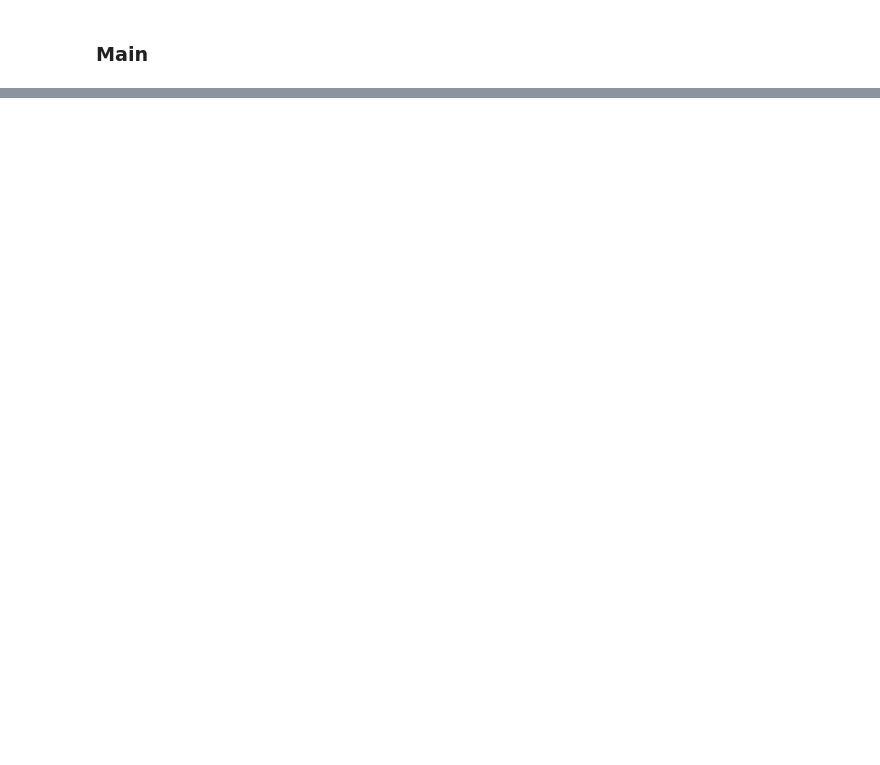
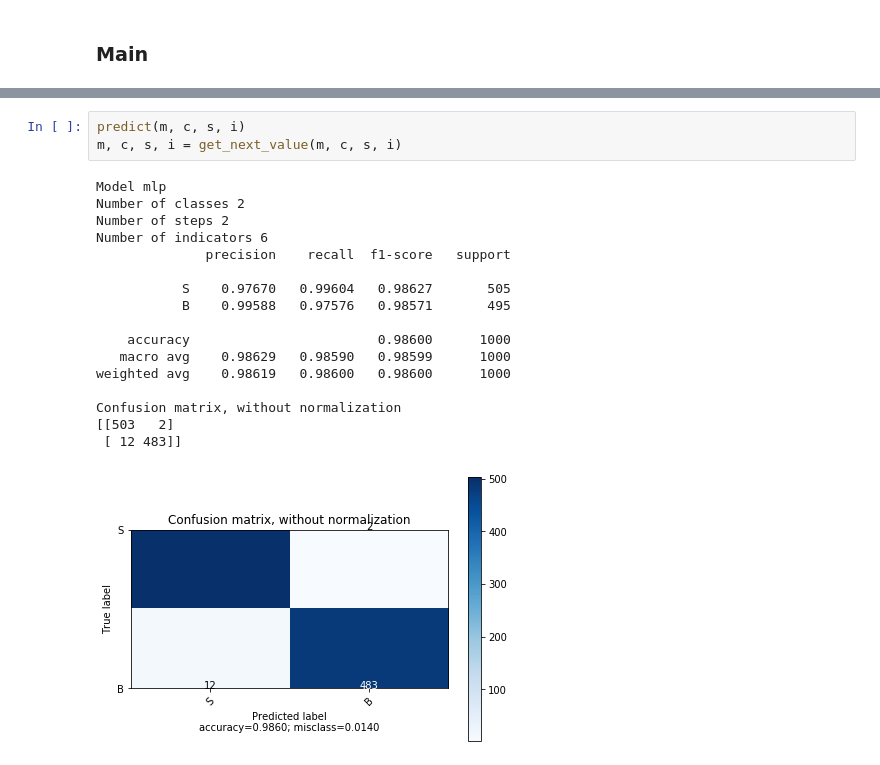
Before and after one commit to rHilkner/mc030, a Jupyter notebook: pfg.ipynb, the cells around one changed output, grey strips where cells are left out. Cells and saved outputs as stored; diff of their text form; blank space fills up the shorter version.

```diff
--- a/pfg.ipynb
+++ b/pfg.ipynb
@@ -907,0 +932,21 @@ conf = plot_confusion_matrix(y_test["lstm"][8].argmax(axis=1), np.rint(preds["ls
+# %%
+predict(m, c, s, i)
+m, c, s, i = get_next_value(m, c, s, i)
+# %% [output]
+Model mlp
+Number of classes 2
+Number of steps 2
+Number of indicators 6
+              precision    recall  f1-score   support
+
+           S    0.97670   0.99604   0.98627       505
+           B    0.99588   0.97576   0.98571       495
+
+    accuracy                        0.98600      1000
+   macro avg    0.98629   0.98590   0.98599      1000
+weighted avg    0.98619   0.98600   0.98600      1000
+
+Confusion matrix, without normalization
+[[503   2]
+ [ 12 483]]
+[figure, added]
```
Also changed, not shown: parts of 129 cells of this notebook.
